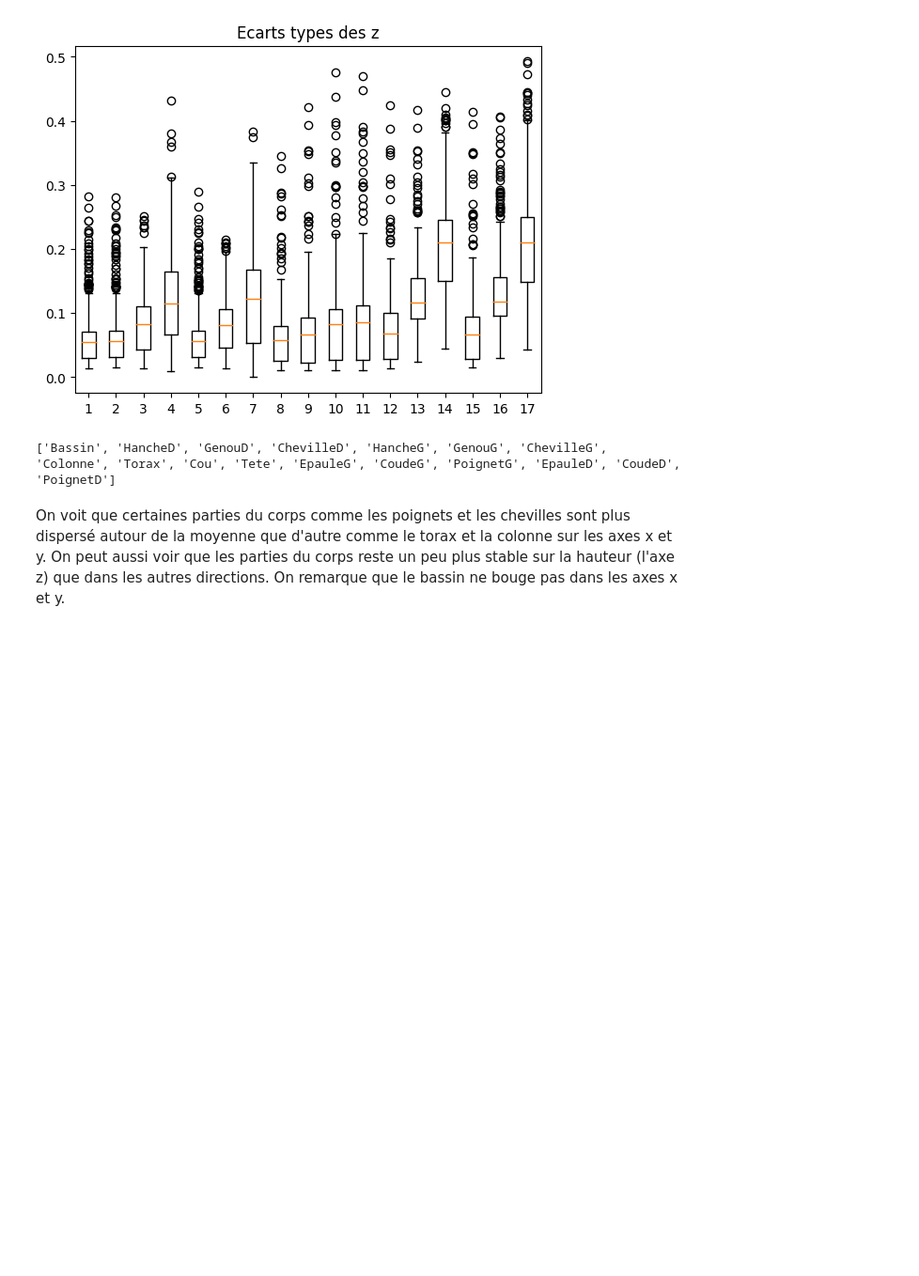
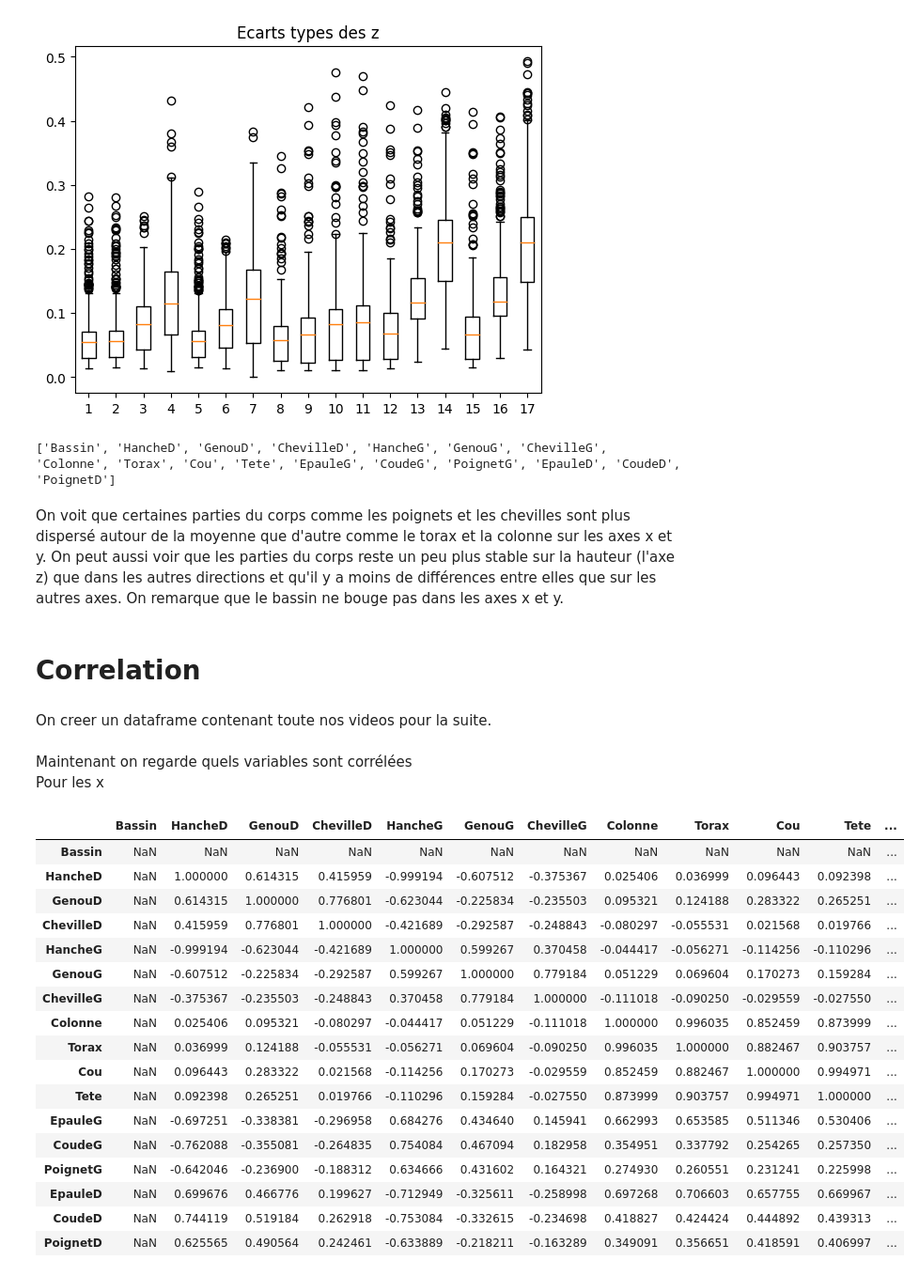
Before and after one commit to JulienLEFEBV/ProjetMIDL2, a Jupyter notebook: analyse.ipynb, the cells around one changed output. Shown at 94% size. Drawn from its saved outputs; the diff is of its cells as text; code cells hidden in the pictures; blank space fills up the shorter version.

Commit message:
etude des correlations

```diff
--- a/analyse.ipynb
+++ b/analyse.ipynb
@@ -166,4 +187,8 @@ print(parties_du_corps)
 [figure]
 ['Bassin', 'HancheD', 'GenouD', 'ChevilleD', 'HancheG', 'GenouG', 'ChevilleG', 'Colonne', 'Torax', 'Cou', 'Tete', 'EpauleG', 'CoudeG', 'PoignetG', 'EpauleD', 'CoudeD', 'PoignetD']
 # %% [markdown]
-On voit que certaines parties du corps comme les poignets et les chevilles sont plus dispersé autour de la moyenne que d'autre comme le torax et la colonne sur les axes x et y. On peut aussi voir que les parties du corps reste un peu plus stable sur la hauteur (l'axe z) que dans les autres directions. On remarque que le bassin ne bouge pas dans les axes x et y.
+On voit que certaines parties du corps comme les poignets et les chevilles sont plus dispersé autour de la moyenne que d'autre comme le torax et la colonne sur les axes x et y. On peut aussi voir que les parties du corps reste un peu plus stable sur la hauteur (l'axe z) que dans les autres directions et qu'il y a moins de différences entre elles que sur les autres axes. On remarque que le bassin ne bouge pas dans les axes x et y.
+# %% [markdown]
+# Correlation
+# %% [markdown]
+On creer un dataframe contenant toute nos videos pour la suite.
@@ -169,0 +197,24 @@ On voit que certaines parties du corps comme les poignets et les chevilles sont
+# %% [markdown]
+Maintenant on regarde quels variables sont corrélées
+Pour les x
+# %%
+all_datas.apply(lambda col: col.str[0]).corr()
+# %% [output]
+|  | Bassin | HancheD | GenouD | ChevilleD | HancheG | GenouG | ChevilleG | Colonne | Torax | Cou | Tete | ... |
+| Bassin | NaN | NaN | NaN | NaN | NaN | NaN | NaN | NaN | NaN | NaN | NaN | ... |
+| HancheD | NaN | 1.000000 | 0.614315 | 0.415959 | -0.999194 | -0.607512 | -0.375367 | 0.025406 | 0.036999 | 0.096443 | 0.092398 | ... |
+| GenouD | NaN | 0.614315 | 1.000000 | 0.776801 | -0.623044 | -0.225834 | -0.235503 | 0.095321 | 0.124188 | 0.283322 | 0.265251 | ... |
+| ChevilleD | NaN | 0.415959 | 0.776801 | 1.000000 | -0.421689 | -0.292587 | -0.248843 | -0.080297 | -0.055531 | 0.021568 | 0.019766 | ... |
+| HancheG | NaN | -0.999194 | -0.623044 | -0.421689 | 1.000000 | 0.599267 | 0.370458 | -0.044417 | -0.056271 | -0.114256 | -0.110296 | ... |
+| GenouG | NaN | -0.607512 | -0.225834 | -0.292587 | 0.599267 | 1.000000 | 0.779184 | 0.051229 | 0.069604 | 0.170273 | 0.159284 | ... |
+| ChevilleG | NaN | -0.375367 | -0.235503 | -0.248843 | 0.370458 | 0.779184 | 1.000000 | -0.111018 | -0.090250 | -0.029559 | -0.027550 | ... |
+| Colonne | NaN | 0.025406 | 0.095321 | -0.080297 | -0.044417 | 0.051229 | -0.111018 | 1.000000 | 0.996035 | 0.852459 | 0.873999 | ... |
+| Torax | NaN | 0.036999 | 0.124188 | -0.055531 | -0.056271 | 0.069604 | -0.090250 | 0.996035 | 1.000000 | 0.882467 | 0.903757 | ... |
+| Cou | NaN | 0.096443 | 0.283322 | 0.021568 | -0.114256 | 0.170273 | -0.029559 | 0.852459 | 0.882467 | 1.000000 | 0.994971 | ... |
+| Tete | NaN | 0.092398 | 0.265251 | 0.019766 | -0.110296 | 0.159284 | -0.027550 | 0.873999 | 0.903757 | 0.994971 | 1.000000 | ... |
+| EpauleG | NaN | -0.697251 | -0.338381 | -0.296958 | 0.684276 | 0.434640 | 0.145941 | 0.662993 | 0.653585 | 0.511346 | 0.530406 | ... |
+| CoudeG | NaN | -0.762088 | -0.355081 | -0.264835 | 0.754084 | 0.467094 | 0.182958 | 0.354951 | 0.337792 | 0.254265 | 0.257350 | ... |
+| PoignetG | NaN | -0.642046 | -0.236900 | -0.188312 | 0.634666 | 0.431602 | 0.164321 | 0.274930 | 0.260551 | 0.231241 | 0.225998 | ... |
+| EpauleD | NaN | 0.699676 | 0.466776 | 0.199627 | -0.712949 | -0.325611 | -0.258998 | 0.697268 | 0.706603 | 0.657755 | 0.669967 | ... |
+| CoudeD | NaN | 0.744119 | 0.519184 | 0.262918 | -0.753084 | -0.332615 | -0.234698 | 0.418827 | 0.424424 | 0.444892 | 0.439313 | ... |
+| PoignetD | NaN | 0.625565 | 0.490564 | 0.242461 | -0.633889 | -0.218211 | -0.163289 | 0.349091 | 0.356651 | 0.418591 | 0.406997 | ... |
```
Also changed, not shown: parts of 13 cells of this notebook.
